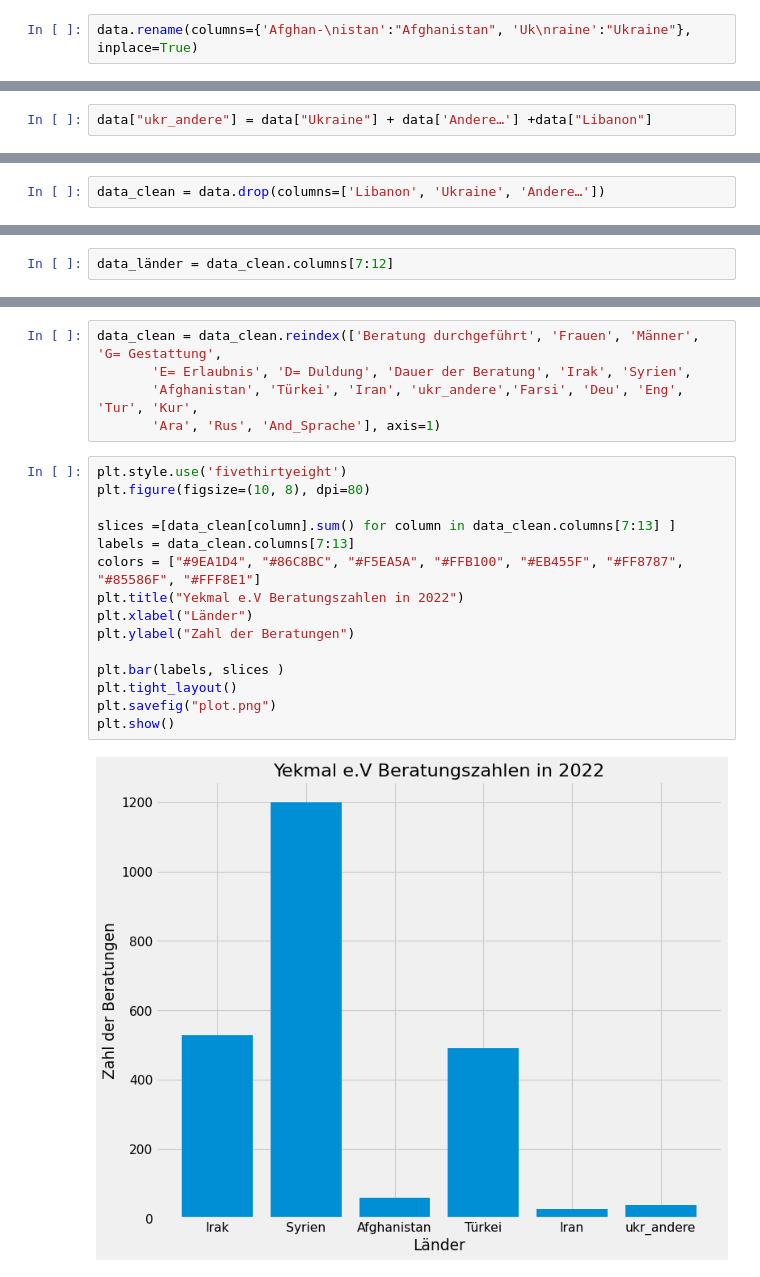
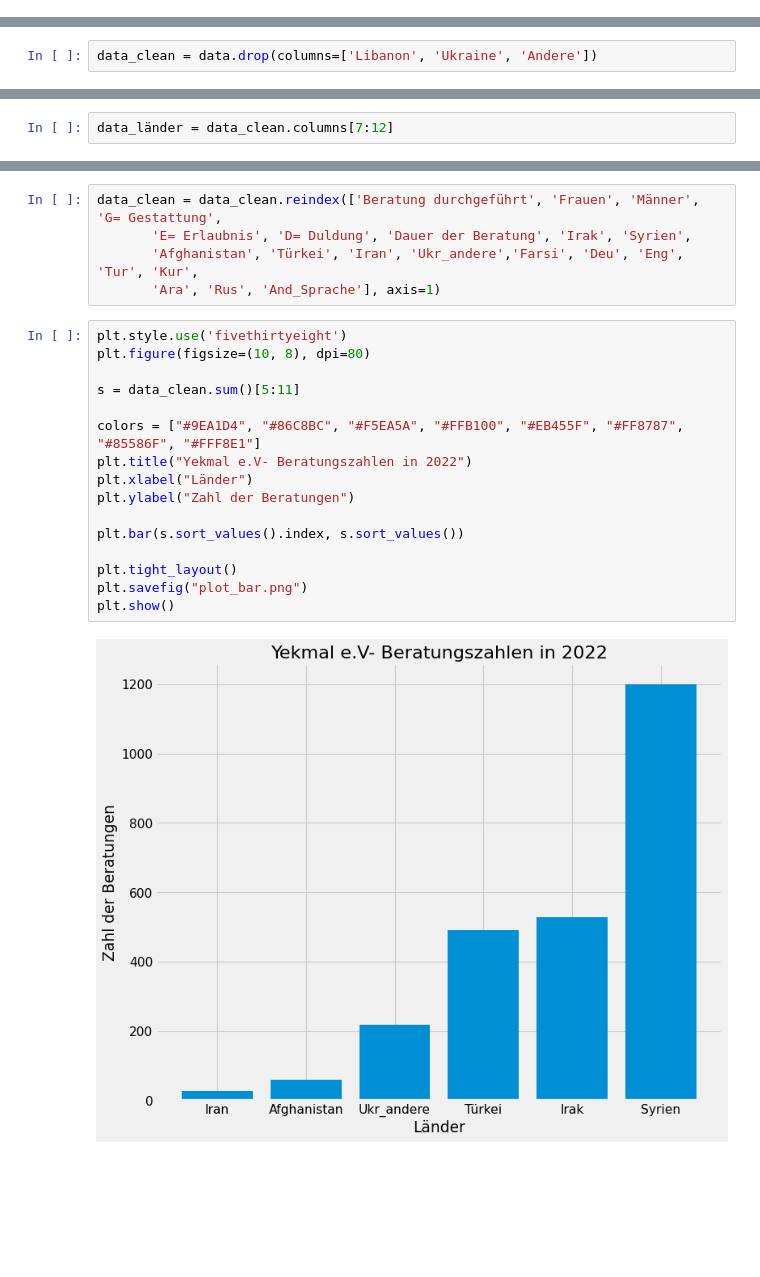
Before and after one commit to Rojhak/Cv, a Jupyter notebook: Beratung.ipynb, the cells around one changed output, grey strips where cells are left out. Cells and saved outputs as stored; diff of their text form; blank space fills up the shorter version.

```diff
--- a/Beratung.ipynb
+++ b/Beratung.ipynb
@@ -14,2 +51,0 @@ data = data.drop(columns=['Andere…2',
-# %%
-data.rename(columns={'Afghan-\nistan':"Afghanistan", 'Uk\nraine':"Ukraine"}, inplace=True)
@@ -34,2 +51,0 @@ plt.show()
-# %%
-data["ukr_andere"] = data["Ukraine"] + data['Andere…'] +data["Libanon"]
@@ -36,2 +56,2 @@ data["ukr_andere"] = data["Ukraine"] + data['Andere…'] +data["Libanon"]
 # %%
-data_clean = data.drop(columns=['Libanon', 'Ukraine', 'Andere…'])
+data_clean = data.drop(columns=['Libanon', 'Ukraine', 'Andere'])
@@ -48,22 +72,23 @@ Index(['Beratung durchgeführt', 'Frauen', 'Männer', 'G= Gestattung',
 # %%
 data_clean = data_clean.reindex(['Beratung durchgeführt', 'Frauen', 'Männer', 'G= Gestattung',
        'E= Erlaubnis', 'D= Duldung', 'Dauer der Beratung', 'Irak', 'Syrien',
-       'Afghanistan', 'Türkei', 'Iran', 'ukr_andere','Farsi', 'Deu', 'Eng', 'Tur', 'Kur',
+       'Afghanistan', 'Türkei', 'Iran', 'Ukr_andere','Farsi', 'Deu', 'Eng', 'Tur', 'Kur',
        'Ara', 'Rus', 'And_Sprache'], axis=1)
 # %%
 plt.style.use('fivethirtyeight')
 plt.figure(figsize=(10, 8), dpi=80)
 
-slices =[data_clean[column].sum() for column in data_clean.columns[7:13] ]
-labels = data_clean.columns[7:13]
+s = data_clean.sum()[5:11]
+
 colors = ["#9EA1D4", "#86C8BC", "#F5EA5A", "#FFB100", "#EB455F", "#FF8787", "#85586F", "#FFF8E1"]
-plt.title("Yekmal e.V Beratungszahlen in 2022")
+plt.title("Yekmal e.V- Beratungszahlen in 2022")
 plt.xlabel("Länder")
 plt.ylabel("Zahl der Beratungen")
 
-plt.bar(labels, slices )
+plt.bar(s.sort_values().index, s.sort_values())
+
 plt.tight_layout()
-plt.savefig("plot.png")
+plt.savefig("plot_bar.png")
 plt.show()
 # %% [output]
-[figure, old version]
+[figure, new version]
```
Also changed, not shown: parts of 32 cells of this notebook.
